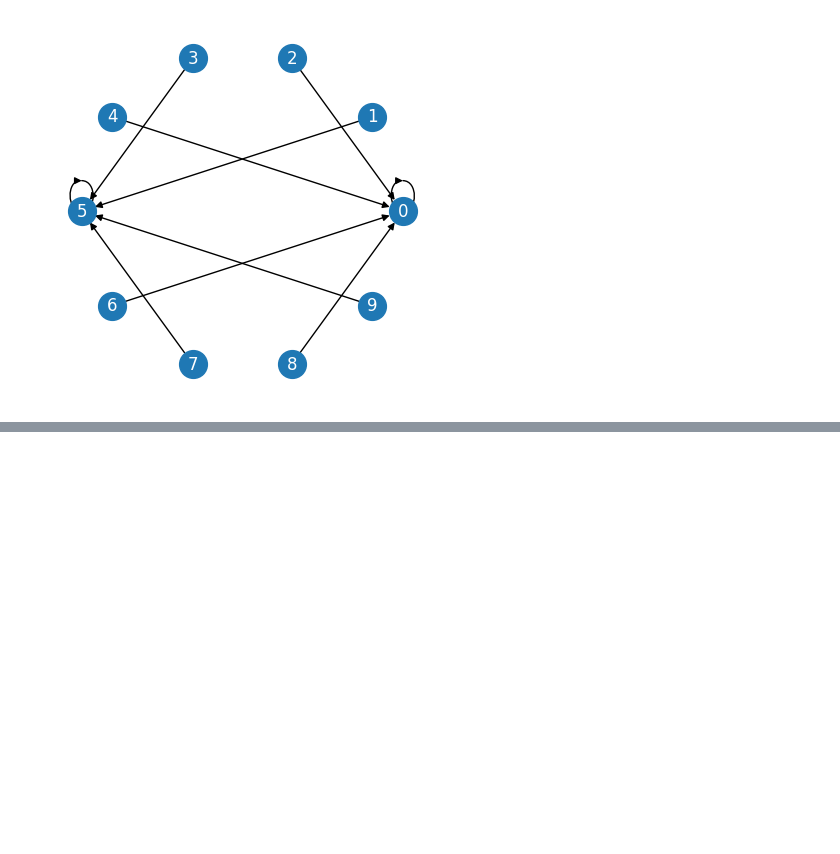
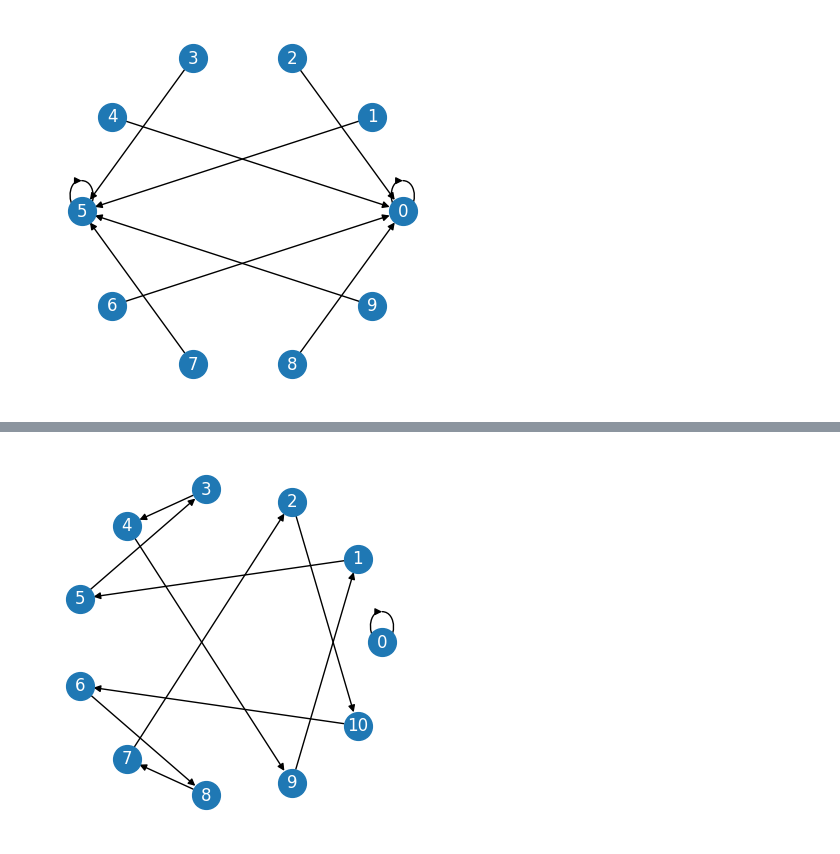
Before and after one commit to jelaiw/number-theory-class, a Jupyter notebook: fermats_little_theorem.ipynb, the cells around one changed output, grey strips where cells are left out. Drawn from its saved outputs; the diff is of its cells as text; code cells hidden in the pictures; blank space fills up the shorter version.

```diff
--- a/fermats_little_theorem.ipynb
+++ b/fermats_little_theorem.ipynb
@@ -29,0 +34,4 @@ plot_digit_trace(10, 5)
+# %%
+plot_digit_trace(11, 5)
+# %% [output]
+[figure, added]
```
Also changed, not shown: parts of 1 cell of this notebook.
